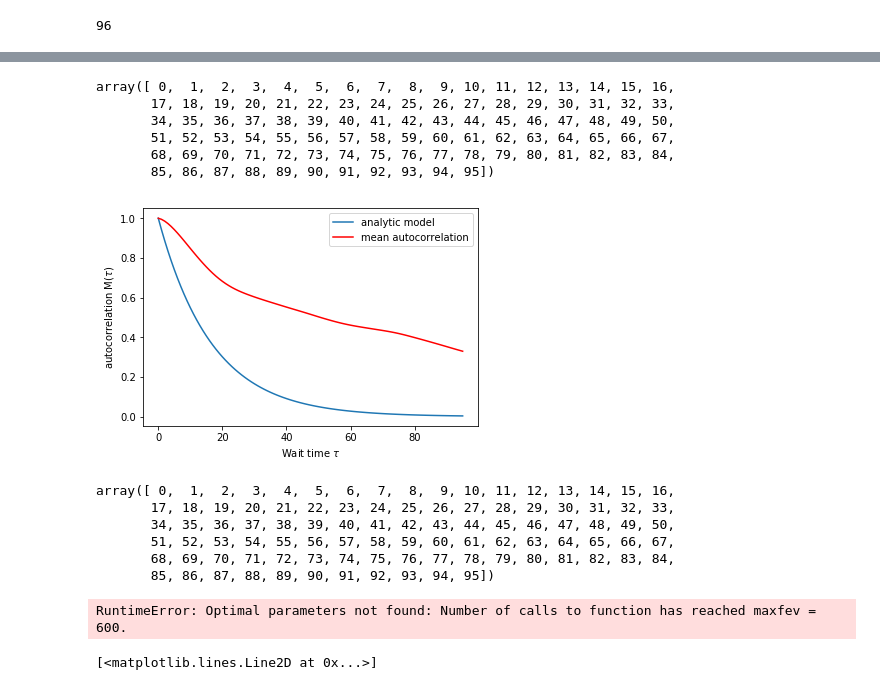
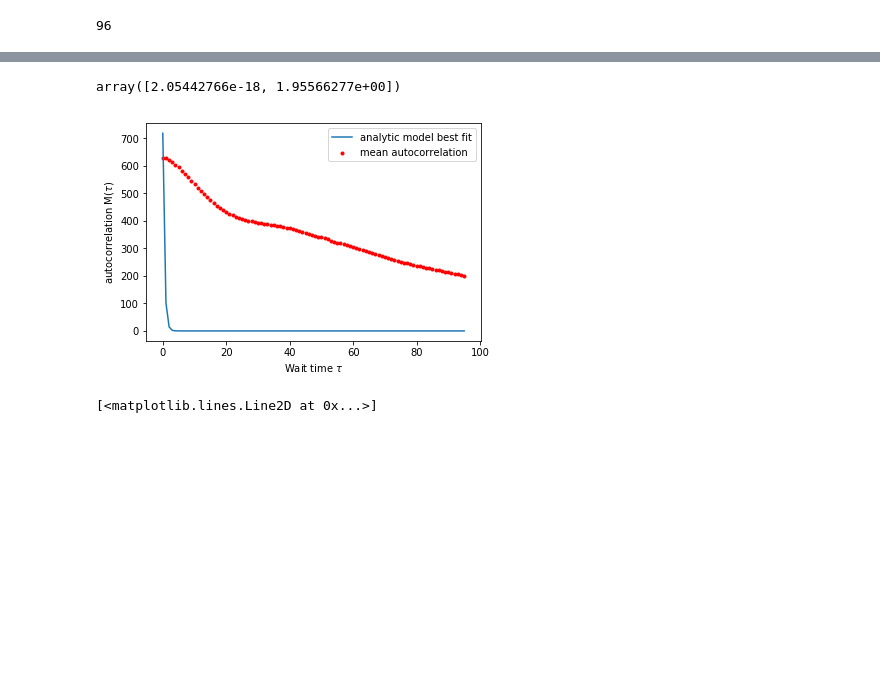
Before and after one commit to tlmakinen/bursting-IGMM, a Jupyter notebook: autocorrelation/wait-time-simulation.ipynb, the cells around one changed output, grey strips where cells are left out. Drawn from its saved outputs; the diff is of its cells as text; code cells hidden in the pictures; blank space fills up the shorter version.

Commit message:
played with analytic normalization

```diff
--- a/autocorrelation/wait-time-simulation.ipynb
+++ b/autocorrelation/wait-time-simulation.ipynb
@@ -205,7 +200,7 @@ parameters:
     """
 
 
-def autocorr(k_on, k_off, t):  # take in parameters and t (index of signal data array)
+def autocorr(t, k_on, k_off):  # take in parameters and t (index of signal data array)
 
     #k_on = pars[0]
     #k_off = pars[1]
@@ -230,6 +225,8 @@ def autocorr(k_on, k_off, t):  # take in parameters and t (index of signal data
 
     delta = 1 - k_on - k_off
 
+    frac = 1 / ((1/k_on) + (1/k_off))
+
     p_on = k_on / (k_on + k_off)
     p_off = (1-p_on)
 
@@ -240,50 +237,29 @@ def autocorr(k_on, k_off, t):  # take in parameters and t (index of signal data
         for j in np.arange(1,r+1):
             sm += (loop[i] * loop[j] * np.exp((delta-1)*(i-j)))
 
-    return sm*p_on*p_off*np.exp((delta - 1) * np.abs(t)) / (sm*p_on*p_off)
+    return sm*p_on*p_off*np.exp((delta-1) * np.abs(t))
-# %%
-tau
-# %% [output]
-array([ 0,  1,  2,  3,  4,  5,  6,  7,  8,  9, 10, 11, 12, 13, 14, 15, 16,
-       17, 18, 19, 20, 21, 22, 23, 24, 25, 26, 27, 28, 29, 30, 31, 32, 33,
-       34, 35, 36, 37, 38, 39, 40, 41, 42, 43, 44, 45, 46, 47, 48, 49, 50,
-       51, 52, 53, 54, 55, 56, 57, 58, 59, 60, 61, 62, 63, 64, 65, 66, 67,
-       68, 69, 70, 71, 72, 73, 74, 75, 76, 77, 78, 79, 80, 81, 82, 83, 84,
-       85, 86, 87, 88, 89, 90, 91, 92, 93, 94, 95])
+# %%
+dat = mean_auto_data[cutoff:]
+t = np.arange(len(dat))
+# %%
+from scipy.optimize import curve_fit
+
+popt,pcov = curve_fit(autocorr, t, dat)
+
+
+popt
+# %% [output]
+array([2.05442766e-18, 1.95566277e+00])
 # %%
-ac = autocorr(0.03, 0.03, tau)
-plt.plot(ac, label='analytic model')#/ np.max(ac))
-plt.plot(mean_auto_data[cutoff:] / np.max(mean_auto_data[cutoff:]), color='r', label = 'mean autocorrelation')   # show the mean of our original dataset in red
-plt.legend(loc='best')
+#plt.plot(tau, mean_auto_data[cutoff:])
+plt.plot(t, autocorr(t, popt[0],popt[1]), label='analytic model best fit')
+plt.scatter(t,dat, marker='.', color='r', label = 'mean autocorrelation')   # show the mean of our original dataset in red
+plt.legend()
 plt.xlabel(r'Wait time $\tau$')
 plt.ylabel(r'autocorrelation M($\tau$)')
 plt.show()
 # %% [output]
-[figure, old version]
+[figure, new version]
-# %%
-tau
-# %% [output]
-array([ 0,  1,  2,  3,  4,  5,  6,  7,  8,  9, 10, 11, 12, 13, 14, 15, 16,
-       17, 18, 19, 20, 21, 22, 23, 24, 25, 26, 27, 28, 29, 30, 31, 32, 33,
-       34, 35, 36, 37, 38, 39, 40, 41, 42, 43, 44, 45, 46, 47, 48, 49, 50,
-       51, 52, 53, 54, 55, 56, 57, 58, 59, 60, 61, 62, 63, 64, 65, 66, 67,
-       68, 69, 70, 71, 72, 73, 74, 75, 76, 77, 78, 79, 80, 81, 82, 83, 84,
-       85, 86, 87, 88, 89, 90, 91, 92, 93, 94, 95])
-# %%
-from scipy.optimize import curve_fit
-
-popt,pcov = curve_fit(autocorr, tau, mean_auto_data[cutoff:]/ np.max(mean_auto_data[cutoff:]))
-
-
-popt
-
-#plt.plot(tau, mean_auto_data[cutoff:])
-plt.plot(tau, decay_model(tau, popt[0]), label='decay model best fit')
-plt.plot(mean_auto_data[cutoff:] / np.max(mean_auto_data[cutoff:]), color='r', label = 'mean autocorrelation')   # show the mean of our original dataset in red
-plt.legend()
-plt.show()
-# %% [output]
-RuntimeError: Optimal parameters not found: Number of calls to function has reached maxfev = 600.
 # %%
 plt.plot(tau,mean_auto_data[cutoff:])
 plt.plot(ac)
```
Also changed, not shown: parts of 17 cells of this notebook.
